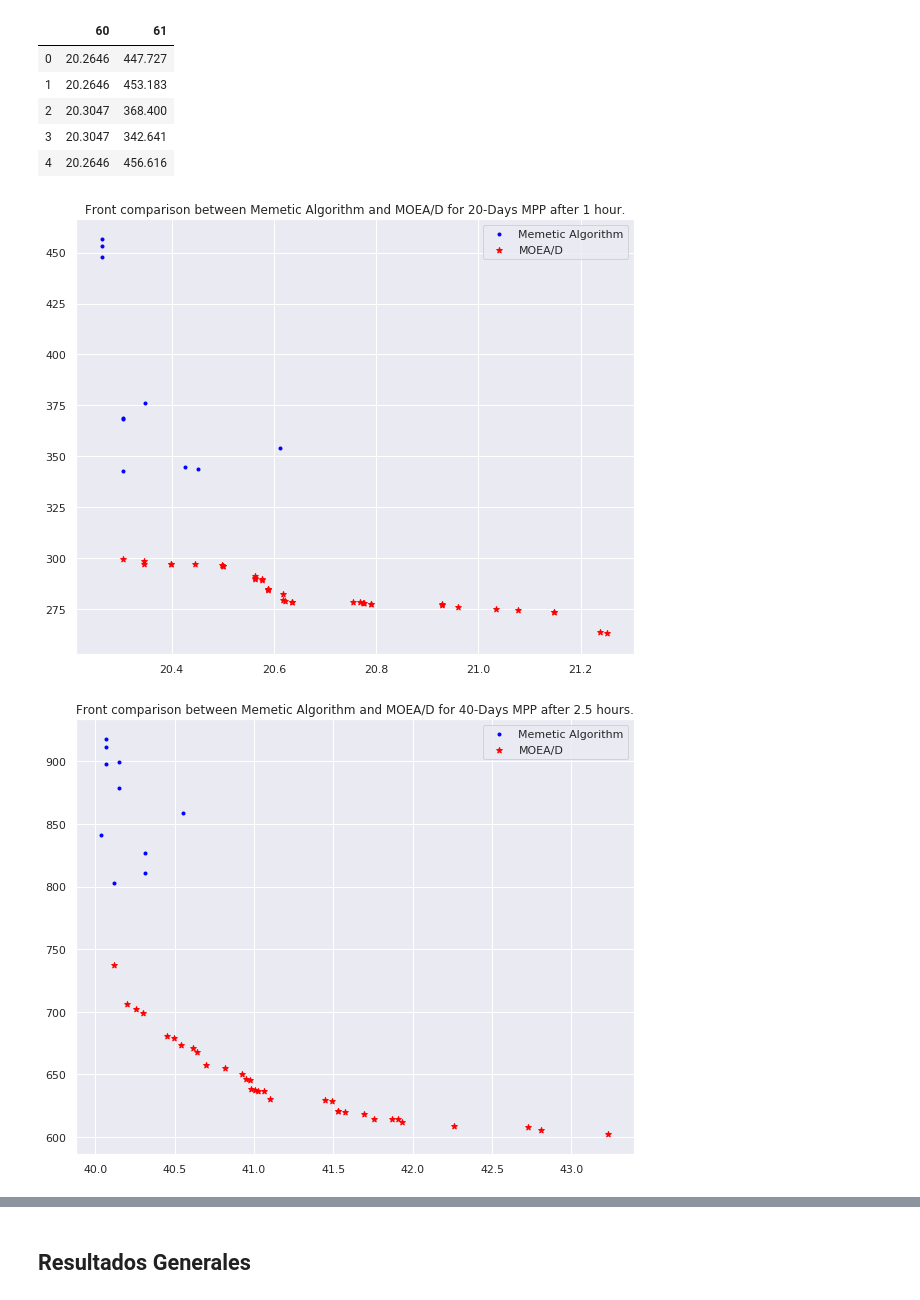
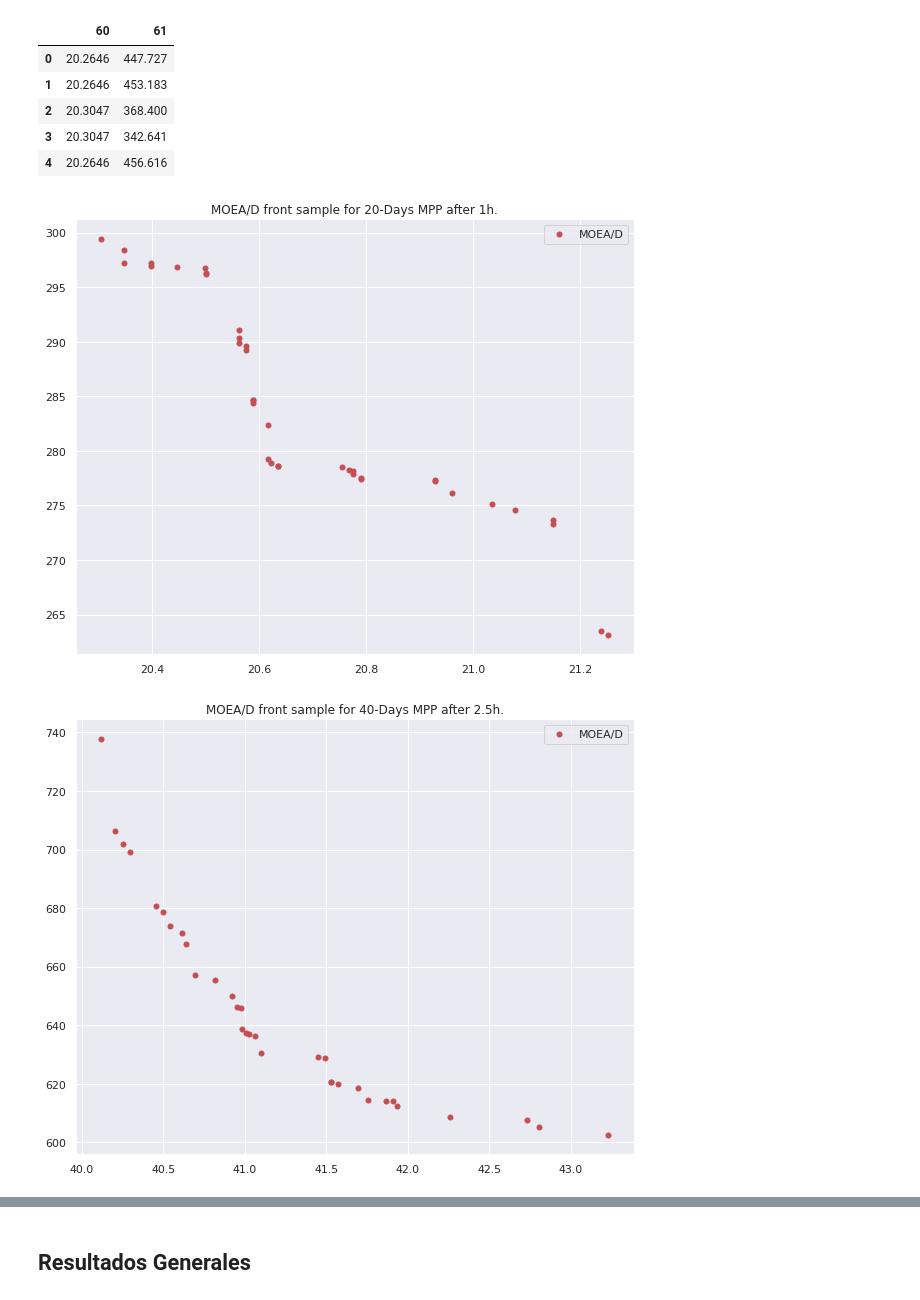
Before and after one commit to Tomas-Morph/MenuPlanning_MOEAD_Mathematics, a Jupyter notebook: scripts/analyze_experiments_and_plots_insurgente.ipynb, the cells around one changed output, grey strips where cells are left out. Drawn from its saved outputs; the diff is of its cells as text; code cells hidden in the pictures.

```diff
--- a/scripts/analyze_experiments_and_plots_insurgente.ipynb
+++ b/scripts/analyze_experiments_and_plots_insurgente.ipynb
@@ -286,20 +321,34 @@ mono_front_60_df = rename_cols(mono_front_60_df)
 multi_front_20_df = rename_cols(multi_front_20_df)
 multi_front_40_df = rename_cols(multi_front_40_df)
 multi_front_60_df = rename_cols(multi_front_60_df)
-# %%
-def plot_front(mono_dataset, multi_dataset, title):
-    plt.figure(figsize=(10, 8))
-    plt.scatter(mono_dataset['Cost'], mono_dataset['Repetition'], c = 'blue', marker = '.', label = 'Memetic Algorithm')
-    plt.scatter(multi_dataset['Cost'], multi_dataset['Repetition'], c = 'red', marker = '*', label = 'MOEA/D')
-    plt.title(title)
-    plt.legend()
-    plt.show()
+# %%
+def plot_front(dataset, title, label, marker, color):
+    plt.figure(figsize=(10, 8))
+    plt.scatter(dataset['Cost'], dataset['Repetition'], c = color, marker = marker,
+                label = label, s = 100)
+    plt.title(title)
+    plt.legend()
+    plt.show()
+
+def compare_fronts(multi_dataset, mono_dataset, title, multi_label, mono_label,
+                   multi_marker, mono_marker, multi_color, mono_color):
+    figure, (ax1, ax2) = plt.subplots(1, 2, figsize=(10, 8))
+    figure.suptitle(title)
+    ax1.scatter(multi_dataset['Cost'], multi_dataset['Repetition'], c = multi_color,
+                marker = multi_marker, label = multi_label, s = 100)
+    ax1.legend(loc='upper right')
+    ax2.scatter(mono_dataset['Cost'], mono_dataset['Repetition'], c = mono_color,
+                marker = mono_marker, label = mono_label, s = 100)
+    ax2.legend(loc='upper right')
+    plt.show()
 # %%
-plot_front(mono_front_20_df, multi_front_20_df, 'Front comparison between Memetic Algorithm and MOEA/D for 20-Days MPP after 1 hour.')
+plot_front(multi_front_20_df, 'MOEA/D front sample for 20-Days MPP after 1h.',
+           label='MOEA/D', marker = '.', color = 'r')
 # %% [output]
-[figure, old version]
+[figure, new version]
 # %%
-plot_front(mono_front_40_df, multi_front_40_df, 'Front comparison between Memetic Algorithm and MOEA/D for 40-Days MPP after 2.5 hours.')
+plot_front(multi_front_40_df, 'MOEA/D front sample for 40-Days MPP after 2.5h.',
+           label='MOEA/D', marker = '.', color = 'r')
 # %% [output]
-[figure, old version]
+[figure, new version]
 # %%
```
Also changed, not shown: parts of 53 cells of this notebook, 6 other files.
